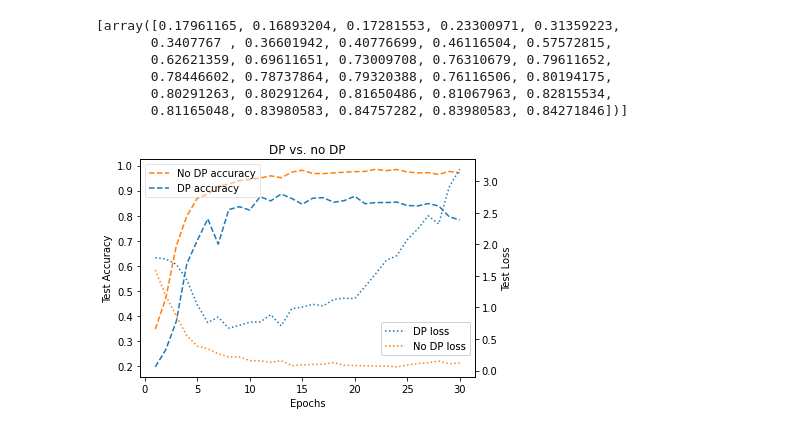
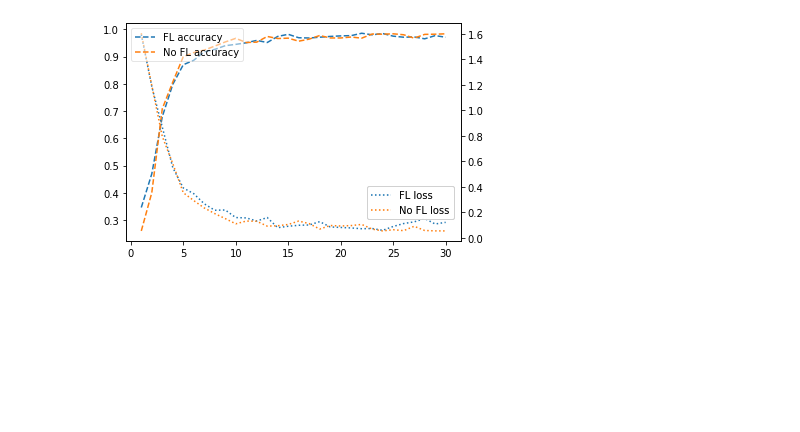
Before and after one commit to felixpeters/privacy-ml, a Jupyter notebook: Results/data_analysis.ipynb, the cells around one changed output. Cells and saved outputs as stored; diff of their text form; code cells hidden in the pictures; blank space fills up the shorter version.

Commit message:
Ground truth experiments

```diff
--- a/Results/data_analysis.ipynb
+++ b/Results/data_analysis.ipynb
@@ -62,41 +5,0 @@ def make_plot(data, variable, xlabel='', ylabel='', title='', path=''):
-# %%
-print(dp_data_acc)
-# %% [output]
-[array([0.17961165, 0.16893204, 0.17281553, 0.23300971, 0.31359223,
-       0.3407767 , 0.36601942, 0.40776699, 0.46116504, 0.57572815,
-       0.62621359, 0.69611651, 0.73009708, 0.76310679, 0.79611652,
-       0.78446602, 0.78737864, 0.79320388, 0.76116506, 0.80194175,
-       0.80291263, 0.80291264, 0.81650486, 0.81067963, 0.82815534,
-       0.81165048, 0.83980583, 0.84757282, 0.83980583, 0.84271846])]
-# %%
-y = np.arange(30) + 1
-
-data_acc = [dp_data_acc[3], no_dp_data_acc[3]]
-variable_acc = ["DP", "no DP"]
-
-data_loss = [dp_data_loss[3], no_dp_data_loss[3]]
-variable_loss = ["DP Loss", "No DP Loss"]
-
-fig, ax = plt.subplots()
-for X, var in zip(data_acc, variable_acc):
-    ax.plot(y, X, '--', )
-ax.set(xlabel='Epochs', ylabel='Test Accuracy' , title='DP vs. no DP')
-
-ax2 = ax.twinx()
-
-for X, var in zip(data_loss, variable_loss):
-    ax2.plot(y, X, ':', )
-ax2.set(ylabel='Test Loss')
-
-lines1 = ax.get_lines()
-lines2 = ax2.get_lines()
-legend1 = plt.legend([lines1[1], lines1[0]], ["No DP accuracy", "DP accuracy"], loc=2, framealpha=0.5)
-legend2 = plt.legend([line for line in lines2], ["DP loss", "No DP loss"], loc=(0.72, 0.1))
-fig.add_artist(legend1)
-fig.add_artist(legend2)
-
-#plt.savefig('./1DO-1DS/DP_vs_NODP.jpg')
-
-plt.show()
-# %% [output]
-[figure, removed]
@@ -102,0 +64,22 @@ plt.show()
+# %%
+df = pd.read_csv('./1DO-1DS/1DO-1DS_learning_rate.csv')
+df_fl = df.loc[df['dp_used'] == False]
+
+df_no_fl = pd.read_csv('./1DS/1DS_no_DP.csv')
+
+lrs = [0.0001, 0.0005, 0.001, 0.002, 0.005]
+
+fl_acc, fl_loss = get_avg_values(df_fl, lrs, 'learning_rate')
+no_fl_acc, no_fl_loss = get_avg_values(df_no_fl, lrs, 'learning_rate')
+
+# make_plot(no_fl_data, lrs, xlabel="Epochs", ylabel="Test Accuracy",
+#         title="Ground Truth", path="./1DS/no_FL_test_acc_lr.jpg")
+# make_plot(fl_data, lrs, xlabel="Epochs", ylabel="Test Accuracy",
+#         title="Federated Learning", path="./1DS/FL_test_acc_lr.jpg")
+# %%
+data_acc = [fl_acc[3], no_fl_acc[3]]
+data_loss = [fl_loss[3], no_fl_loss[3]]
+
+# make_double_plot(data_acc, data_loss, ['FL accuracy', 'No FL accuracy'], ['FL loss', 'No FL loss'])
+# %% [output]
+[figure, added]
```
Also changed, not shown: parts of 9 cells of this notebook, 23 other files.
